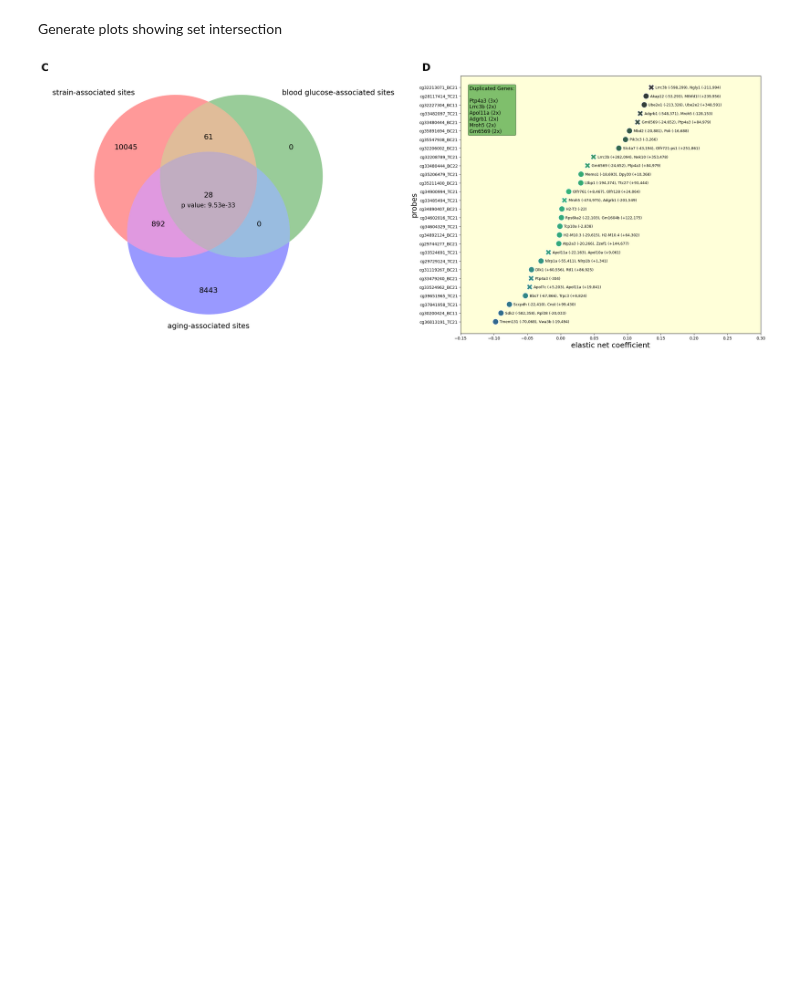
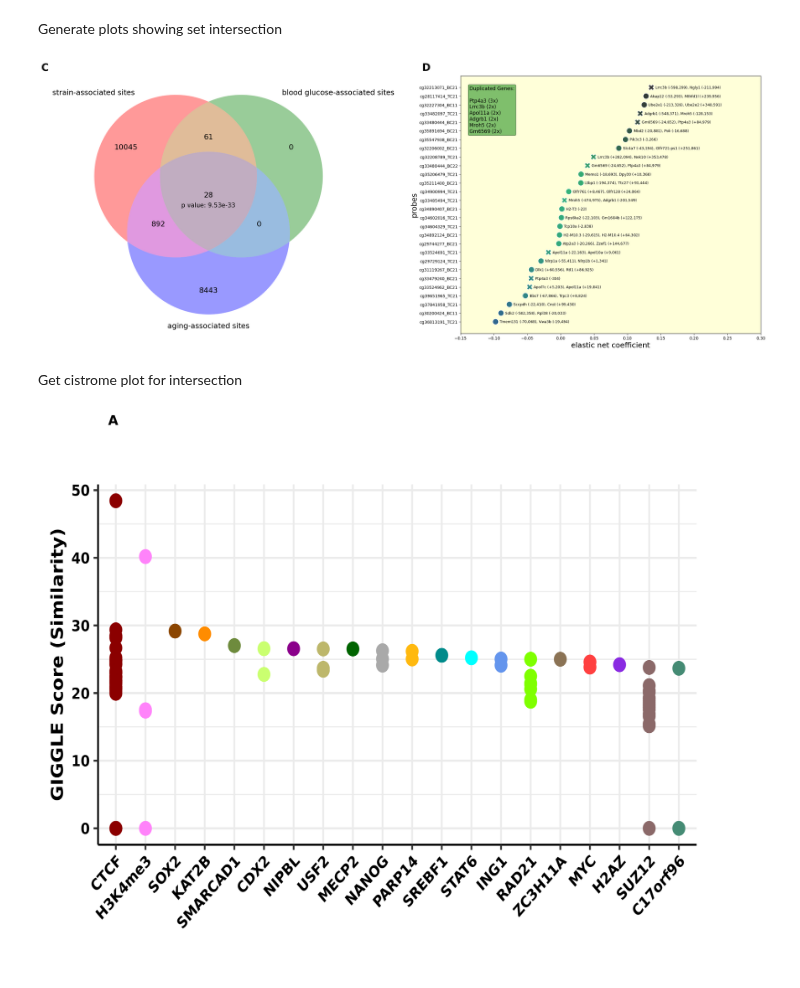
Before and after one commit to SamAndTheSun/CSS_healthspan_epigenetics, a Jupyter notebook: model_intersection_analysis.ipynb, the cells around one changed output. Cells and saved outputs as stored; diff of their text form; code cells hidden in the pictures; blank space fills up the shorter version.

Commit message:
add plot to intersection

```diff
--- a/model_intersection_analysis.ipynb
+++ b/model_intersection_analysis.ipynb
@@ -240,3 +248,21 @@ plot_scatter(axs[1], glu_age_df)
 plt.tight_layout()
 # %% [output]
 [figure]
+# %% [markdown]
+Get cistrome plot for intersection
+# %%
+%matplotlib inline
+
+# this is trial and error, unfortunately
+'''
+2000 for 2
+3500 for 3/4
+5000 for 5/6
+'''
+fig_w = 2800
+fig_h = 2000
+
+# generate cistrome plots by trait
+trait_factors = get_cistrome(pinv_pvals.loc[glu_strain_age][['chr_mm10', 'pos_mm10', 'end_mm10']], fig_w=5000, fig_h=1700, check_coef=False)
+# %% [output]
+[figure, added]
```
Also changed, not shown: parts of 2 cells of this notebook.
